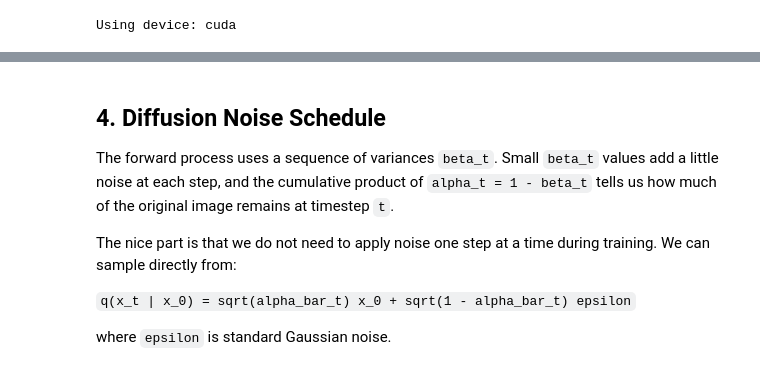
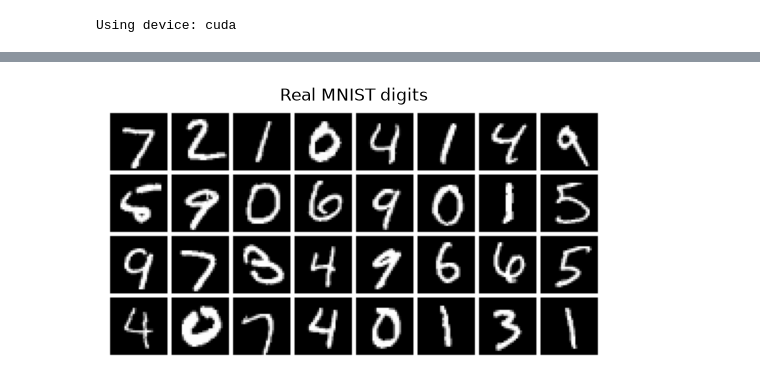
Before and after one commit to nahuelcostac/generative-networks, a Jupyter notebook: diffusion/diffusion.ipynb, the cells around one changed output, grey strips where cells are left out. Saved outputs shown, nothing was run; the diff lists cells and outputs as text; code cells hidden in the pictures.

Commit message:
diffusion notebooks update

```diff
--- a/diffusion/diffusion.ipynb
+++ b/diffusion/diffusion.ipynb
@@ -139,18 +140,0 @@ Let's inspect a batch of real MNIST images.
-# %%
-def denormalize(images):
-    return (images + 1) / 2
-
-
-def show_image_grid(images, title=None, nrow=8):
-    images = denormalize(images.detach().cpu()).clamp(0, 1)
-    grid = make_grid(images, nrow=nrow, padding=2)
-    plt.figure(figsize=(7, 7))
-    plt.imshow(grid.permute(1, 2, 0).squeeze(), cmap="gray")
-    plt.axis("off")
-    if title:
-        plt.title(title)
-    plt.show()
-
-
-real_images, real_labels = next(iter(train_loader))
-show_image_grid(real_images[:64], title="Real MNIST samples")
@@ -159,10 +141,40 @@ show_image_grid(real_images[:64], title="Real MNIST samples")
-# %% [markdown]
-## 4. Diffusion Noise Schedule
-
-The forward process uses a sequence of variances `beta_t`. Small `beta_t` values add a little noise at each step, and the cumulative product of `alpha_t = 1 - beta_t` tells us how much of the original image remains at timestep `t`.
-
-The nice part is that we do not need to apply noise one step at a time during training. We can sample directly from:
-
-`q(x_t | x_0) = sqrt(alpha_bar_t) x_0 + sqrt(1 - alpha_bar_t) epsilon`
-
-where `epsilon` is standard Gaussian noise.
+# %%
+def denormalize(images):
+    return (images + 1) / 2
+
+
+def show_image_grid(images, title=None, nrow=8, size=0.8):
+    images = denormalize(images.detach().float().cpu()).clamp(0, 1)
+    grid = make_grid(images, nrow=nrow, padding=2, pad_value=1.0)
+    rows = math.ceil(images.size(0) / nrow)
+    plt.figure(figsize=(size * nrow, size * rows + (0.4 if title else 0)))
+    plt.imshow(grid.permute(1, 2, 0))
+    plt.axis("off")
+    if title:
+        plt.title(title)
+    plt.show()
+
+
+def show_rows(rows, row_titles=None, column_titles=None, title=None, size=0.9):
+    """Shows a table of images: `rows` is a list of tensors with the same number of images each."""
+    n_rows, n_columns = len(rows), rows[0].size(0)
+    fig, axes = plt.subplots(n_rows, n_columns, figsize=(size * n_columns + 1.2, size * n_rows + 0.4), squeeze=False)
+    for r, row in enumerate(rows):
+        for c in range(n_columns):
+            ax = axes[r, c]
+            ax.imshow(denormalize(row[c].detach().float().cpu()).clamp(0, 1).squeeze(), cmap="gray", vmin=0, vmax=1)
+            ax.set_xticks([])
+            ax.set_yticks([])
+            if r == 0 and column_titles:
+                ax.set_title(column_titles[c], fontsize=8)
+            if c == 0 and row_titles:
+                ax.set_ylabel(row_titles[r], fontsize=8, rotation=0, ha="right", va="center")
+    if title:
+        fig.suptitle(title)
+    plt.tight_layout()
+    plt.show()
+
+
+show_image_grid(test_images[:32], title="Real MNIST digits")
+# %% [output]
+[figure, added]
```
Also changed, not shown: parts of 82 cells of this notebook, 1 other file.
